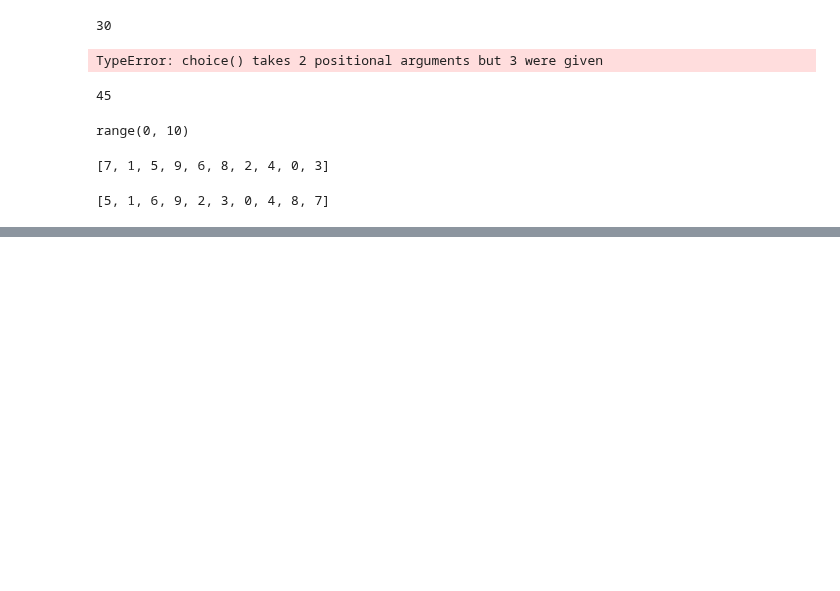
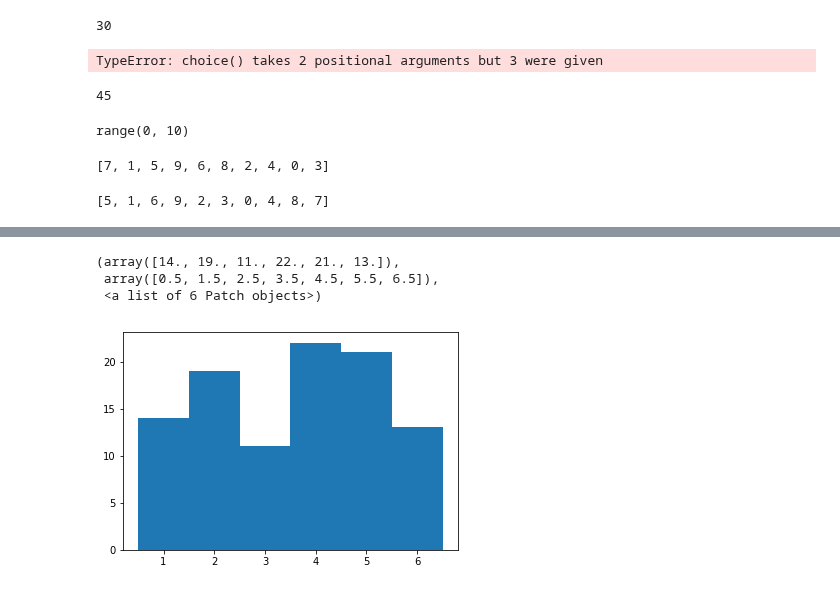
Before and after one commit to udaytak/Edx_PythonForResearch, a Jupyter notebook: CW2.ipynb, the cells around one changed output, grey strips where cells are left out. Drawn from its saved outputs; the diff is of its cells as text; code cells hidden in the pictures; blank space fills up the shorter version.

Commit message:
2.4.2 Example involving Randomness

```diff
--- a/CW2.ipynb
+++ b/CW2.ipynb
@@ -1188,0 +1189,13 @@ sum
+# %%
+#Ex 1. Roll die 100 Sample hist
+
+import random
+import matplotlib.pyplot as plt
+import numpy as np
+
+rolls =[]
+
+for k in range(100):
+    rolls.append(random.choice([1,2,3,4,5,6]))
+
+len(rolls)
@@ -1188,0 +1224,7 @@ sum
+# %%
+plt.hist(rolls,bins=np.linspace(0.5,6.5,7))
+# %% [output]
+(array([14., 19., 11., 22., 21., 13.]),
+ array([0.5, 1.5, 2.5, 3.5, 4.5, 5.5, 6.5]),
+ <a list of 6 Patch objects>)
+[figure, added]
```
Also changed, not shown: parts of 23 cells of this notebook.
